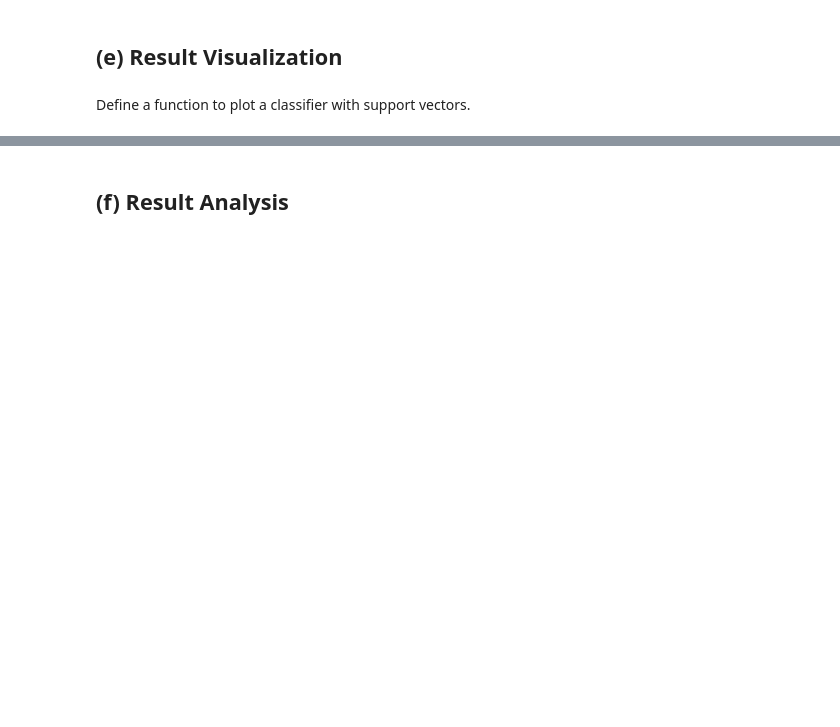
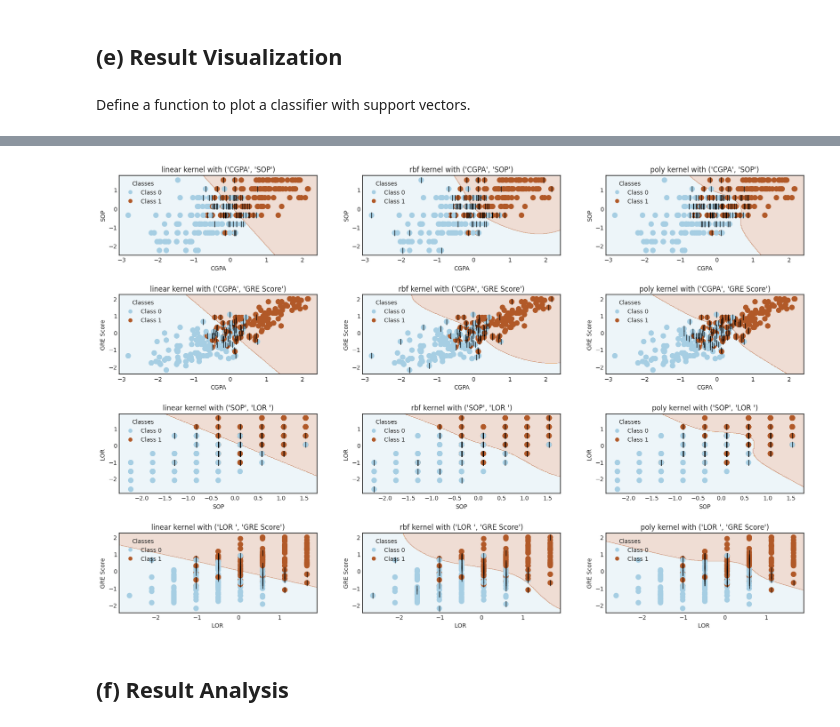
Before and after one commit to PS-41/Machine-Learning-Assignment3-SVM, a Jupyter notebook: solution/Prakhar_Suryavansh_HW2.ipynb, the cells around one changed output, grey strips where cells are left out. Saved outputs shown, nothing was run; the diff lists cells and outputs as text; code cells hidden in the pictures; blank space fills up the shorter version.

```diff
--- a/solution/Prakhar_Suryavansh_HW2.ipynb
+++ b/solution/Prakhar_Suryavansh_HW2.ipynb
@@ -214,13 +215,17 @@ feature_combinations = [
         ['LOR ', 'GRE Score']
     ]
 
+kernels = ['linear', 'rbf', 'poly']
+
 trained_models = {}
+stored_data = {}
 
 for features in feature_combinations:
-    X_train, X_test, y_train, y_test = split_data(data_train, features, 'binary_label')
+    X_train, X_val, y_train, y_val = split_data(data_train, features, 'binary_label')
     X_train = normalize_features(X_train)
-    X_test = normalize_features(X_test)
+    X_val = normalize_features(X_val)
 
-    for model, model_name in zip([model_linear, model_rbf, model_poly], ['Linear', 'RBF', 'Polynomial']):
-        model.fit(X_train, y_train)
-        trained_models[(model_name, tuple(features))] = model
+    for kernel in kernels:
+        model = train_svm_model(X_train, y_train, kernel=kernel)
+        trained_models[(kernel, tuple(features))] = model
+        stored_data[(kernel, tuple(features))] = (X_train, y_train)
@@ -339,0 +294,6 @@ Number of support vectors: 114
+# %%
+for (kernel, features), model in trained_models.items():
+    X_train, y_train = stored_data[(kernel, features)]
+    print(f"{kernel} kernel with features {features}")
+    print('Number of support vectors:', model.support_.size)
+    plot_svc(model, X_train, y_train, features)
@@ -340,2 +324,41 @@ Number of support vectors: 114
+# %%
+n_rows = 4
+n_cols = 3
+
+fig, axes = plt.subplots(n_rows, n_cols, figsize=(18, 12))
+fig.tight_layout(pad=5.0)
+
+for idx, ((kernel, features), model) in enumerate(trained_models.items()):
+    X_train, y_train = stored_data[(kernel, features)]
+    row = idx // n_cols
+    col = idx % n_cols
+    ax = axes[row, col]
+
+    x_min, x_max = X_train[:, 0].min() - 0.25, X_train[:, 0].max() + 0.25
+    y_min, y_max = X_train[:, 1].min() - 0.25, X_train[:, 1].max() + 0.25
+    xx, yy = np.meshgrid(np.arange(x_min, x_max, 0.02), np.arange(y_min, y_max, 0.02))
+
+    Z = model.predict(np.c_[xx.ravel(), yy.ravel()])
+    Z = Z.reshape(xx.shape)
+
+    ax.contourf(xx, yy, Z, cmap=plt.cm.Paired, alpha=0.2)
+    scatter = ax.scatter(X_train[:, 0], X_train[:, 1], s=70, c=y_train, cmap=plt.cm.Paired)
+
+    sv = model.support_vectors_
+    ax.scatter(sv[:, 0], sv[:, 1], c='k', marker='|', s=100, linewidths=1)
+
+    ax.set_xlim(x_min, x_max)
+    ax.set_ylim(y_min, y_max)
+    ax.set_xlabel(features[0])
+    ax.set_ylabel(features[1])
+    ax.set_title(f'{kernel} kernel with {features}')
+
+    handles = scatter.legend_elements()[0]
+    labels = [f'Class {int(cls)}' for cls in np.unique(y_train)]
+    ax.legend(handles, labels, title="Classes", loc='upper left')
+
+plt.show()
+# %% [output]
+[figure, added]
 # %% [markdown]
 ## (f) Result Analysis
```
Also changed, not shown: parts of 12 cells of this notebook, 1 other file.
